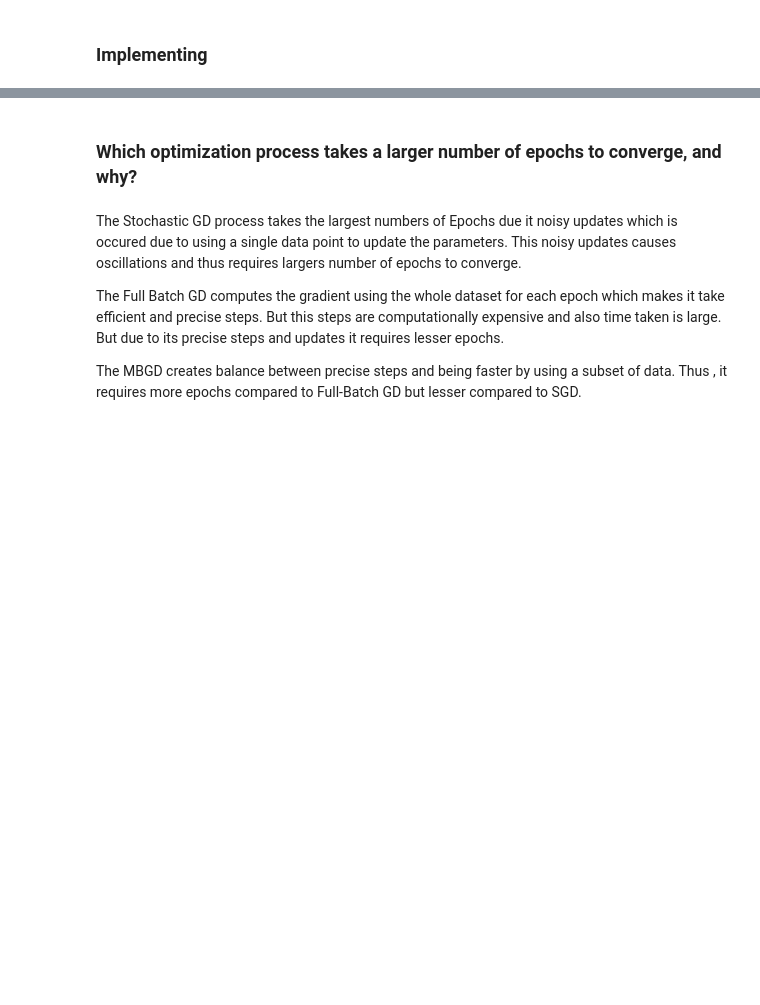
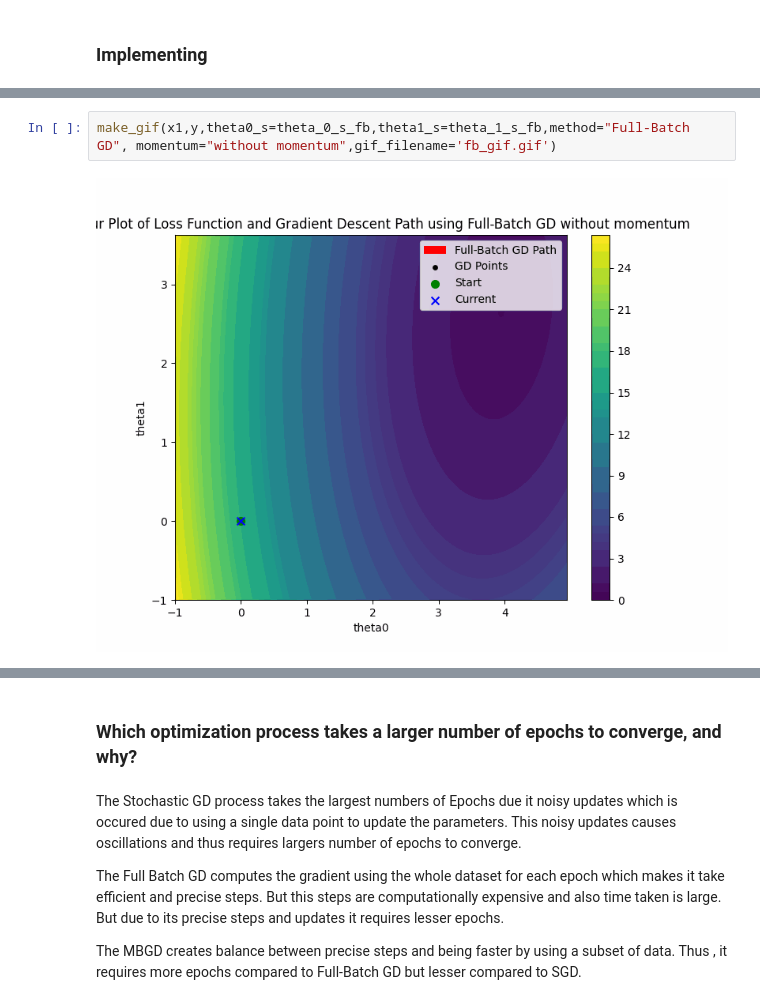
Before and after one commit to nupoor-ka/es335_image_reconstruction, a Jupyter notebook: Task1.ipynb, the cells around one changed output, grey strips where cells are left out. Saved outputs shown, nothing was run; the diff lists cells and outputs as text; blank space fills up the shorter version.

```diff
--- a/Task1.ipynb
+++ b/Task1.ipynb
@@ -353,0 +409,4 @@ for sgd
+# %%
+make_gif(x1,y,theta0_s=theta_0_s_fb,theta1_s=theta_1_s_fb,method="Full-Batch GD", momentum="without momentum",gif_filename='fb_gif.gif')
+# %% [output]
+[figure, added]
```
Also changed, not shown: parts of 11 cells of this notebook, 6 other files.
